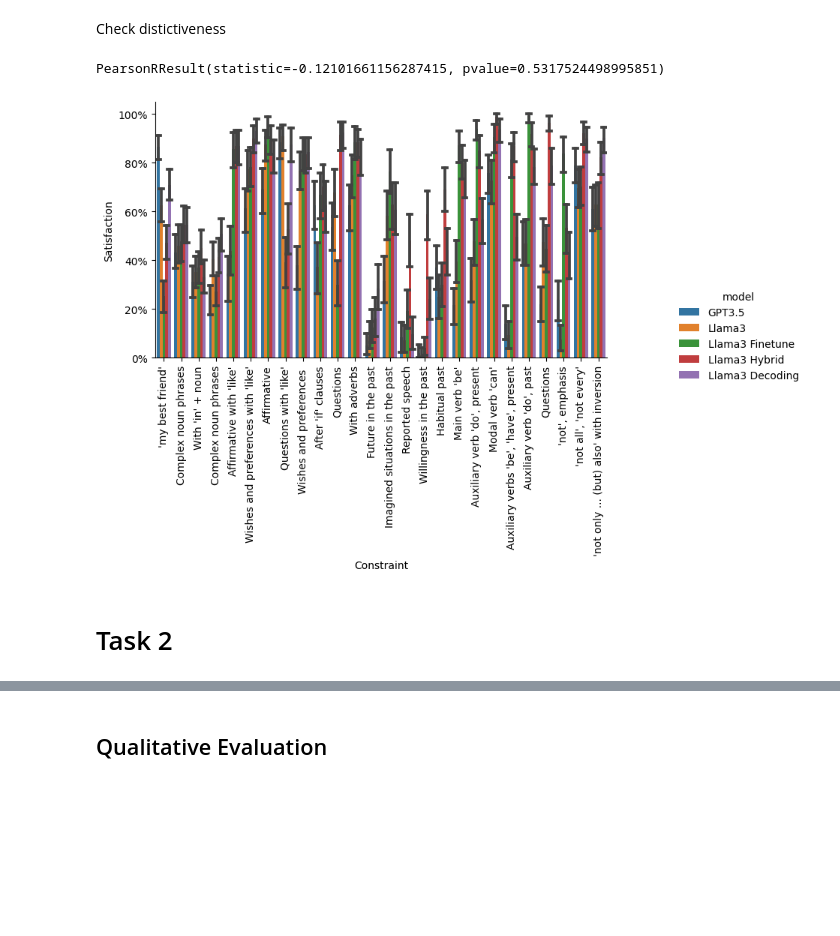
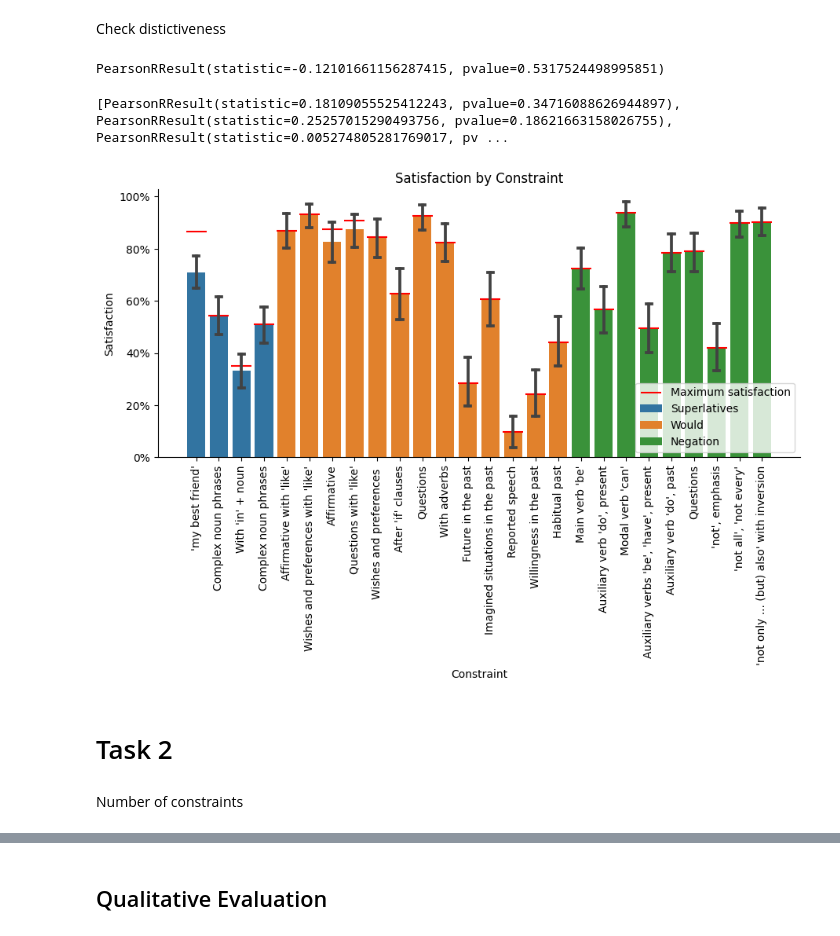
Before and after one commit to shivster2000/grammarctg, a Jupyter notebook: experiments/016_task1_task2_results.ipynb, the cells around one changed output, grey strips where cells are left out. Saved outputs shown, nothing was run; the diff lists cells and outputs as text; code cells hidden in the pictures; blank space fills up the shorter version.

```diff
--- a/experiments/016_task1_task2_results.ipynb
+++ b/experiments/016_task1_task2_results.ipynb
@@ -335,4 +336,15 @@ Llama3 Hybrid   &             2.60 &       2.30 &              2.38 &
 \end{tabular}
 # %% [markdown]
 ## Constraint difficulty
+# %%
+def get_best_singles(models):
+    best = res[res['model'].isin(models)].copy()
+    best['combined'] = best.apply(lambda row: list(zip(row['constraints'], row['positive_constraints'])), axis=1)
+    singles = best[['combined', 'num_constraints', 'model']].explode('combined').reset_index(drop=True)
+    singles[['constraint', 'satisfied']] = singles['combined'].apply(pd.Series)
+    singles.drop(columns="combined")
+    singles = singles[~singles.constraint.isin([1106,1112,1116])]
+    singles['num_constraints'] = singles['num_constraints'] > 1
+    singles['Category'] = singles['constraint'].map(egp['SubCategory']).apply(lambda x: x.capitalize())
+    return best, singles
 # %%
@@ -348 +368,10 @@ singles['num_constraints'] = singles['num_constraints'] > 1
+# %%
+models = ["GPT3.5", "Llama3", "Llama3 Decoding"]
+best, singles = get_best_singles(models)
+constraint_model = singles.groupby(["model", "constraint"]).agg({"satisfied": "mean"})
+# %%
+max_satisfaction = constraint_model.groupby("constraint").agg({"satisfied": "max"}).reset_index()
+# %%
+models = ["Llama3 Decoding"]
+best, singles = get_best_singles(models)
 # %%
@@ -355,8 +382,7 @@ singles.groupby(["constraint", "num_constraints"]).agg({"satisfied": "mean"}).re
 # %% [markdown]
 Check distictiveness
 # %%
-dists = get_aggs(single_constraints[single_constraints['model']==model], ["constraint"], distinct=True)
+dists = get_aggs(single_constraints[single_constraints['model'].isin(models)], ["constraint"], distinct=True)
+pearsonr(dists[("num_constraints_sat","mean")], dists[("responses0", "calculate_distinct_n")])
+# %% [output]
+PearsonRResult(statistic=-0.12101661156287415, pvalue=0.5317524498995851)
-# %%
-pearsonr(dists[("num_constraints_sat","mean")], dists[("responses0", "calculate_distinct_n")])
-# %% [output]
-PearsonRResult(statistic=-0.12101661156287415, pvalue=0.5317524498995851)
@@ -365,22 +389,28 @@ singles['Category'] = singles['constraint'].map(egp['SubCategory']).apply(lambda
+# %%
+print([pearsonr(dists[("num_constraints_sat","mean")], dists[(metric, "mean")]) for metric in gpt_metrics.keys()])
+# %% [output]
+[PearsonRResult(statistic=0.18109055525412243, pvalue=0.34716088626944897), PearsonRResult(statistic=0.25257015290493756, pvalue=0.18621663158026755), PearsonRResult(statistic=0.005274805281769017, pv ...
 # %%
 def describe(x):
     skill = egp[egp['#']==int(x.get_text())].iloc[0]
     x.set_text(skill['guideword'][skill['guideword'].index(':')+2:].capitalize())
     return x
 # %%
-singles_to_plot = singles[~singles.constraint.isin([1106,1112,1116])]
-g=sns.catplot(singles_to_plot, kind="bar", x="constraint", y='satisfied', hue="model",dodge=True,errorbar="ci", capsize=.25)
+g=sns.catplot(singles, kind="bar", x="constraint", y='satisfied', hue="Category", dodge=False, errorbar="ci", capsize=.25, legend=False)
 g.fig.set_size_inches(10,4)
-
+g.ax.set_title("Satisfaction by Constraint")
 g.ax.set_ylabel("Satisfaction")
 g.ax.set_yticklabels(['{:.0%}'.format(y) for y in g.ax.get_yticks()])
 g.ax.set_xlabel("Constraint")
 g.ax.set_xticklabels([describe(label) for label in g.ax.get_xticklabels()], rotation=90)
 
+ax = g.facet_axis(0, 0)
+ax.scatter(max_satisfaction.index, max_satisfaction['satisfied'], color='red', marker='_', s=350, label="Maximum satisfaction")
+ax.legend()
 g.savefig("../results/constraint_difficulty.pdf")
 plt.show()
 # %% [output]
-[figure, old version]
+[figure, new version]
 # %% [markdown]
 # Task 2
 # %%
@@ -402,0 +435,2 @@ for model in models:
+# %% [markdown]
+Number of constraints
```
Also changed, not shown: parts of 20 cells of this notebook, 24 other files.
